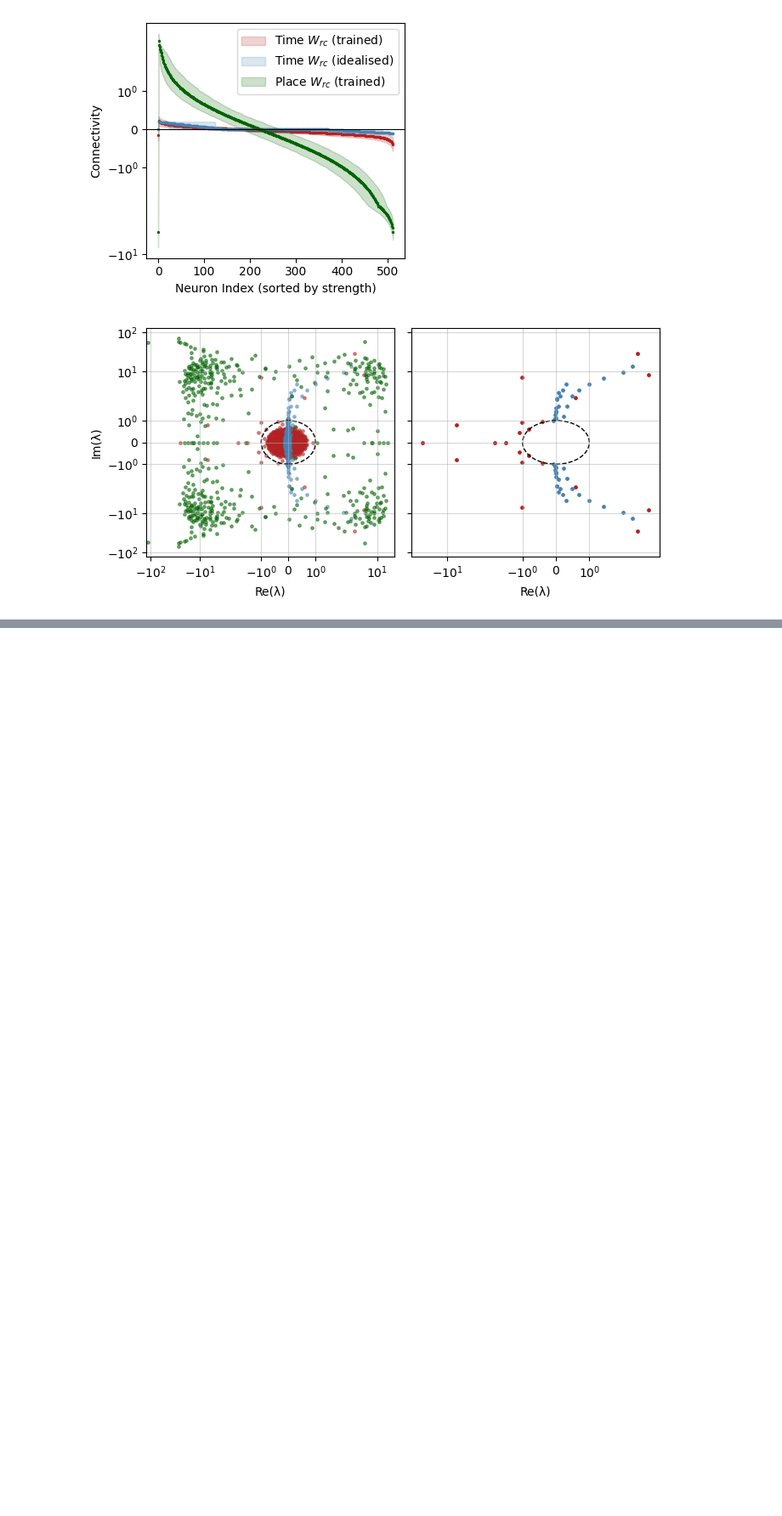
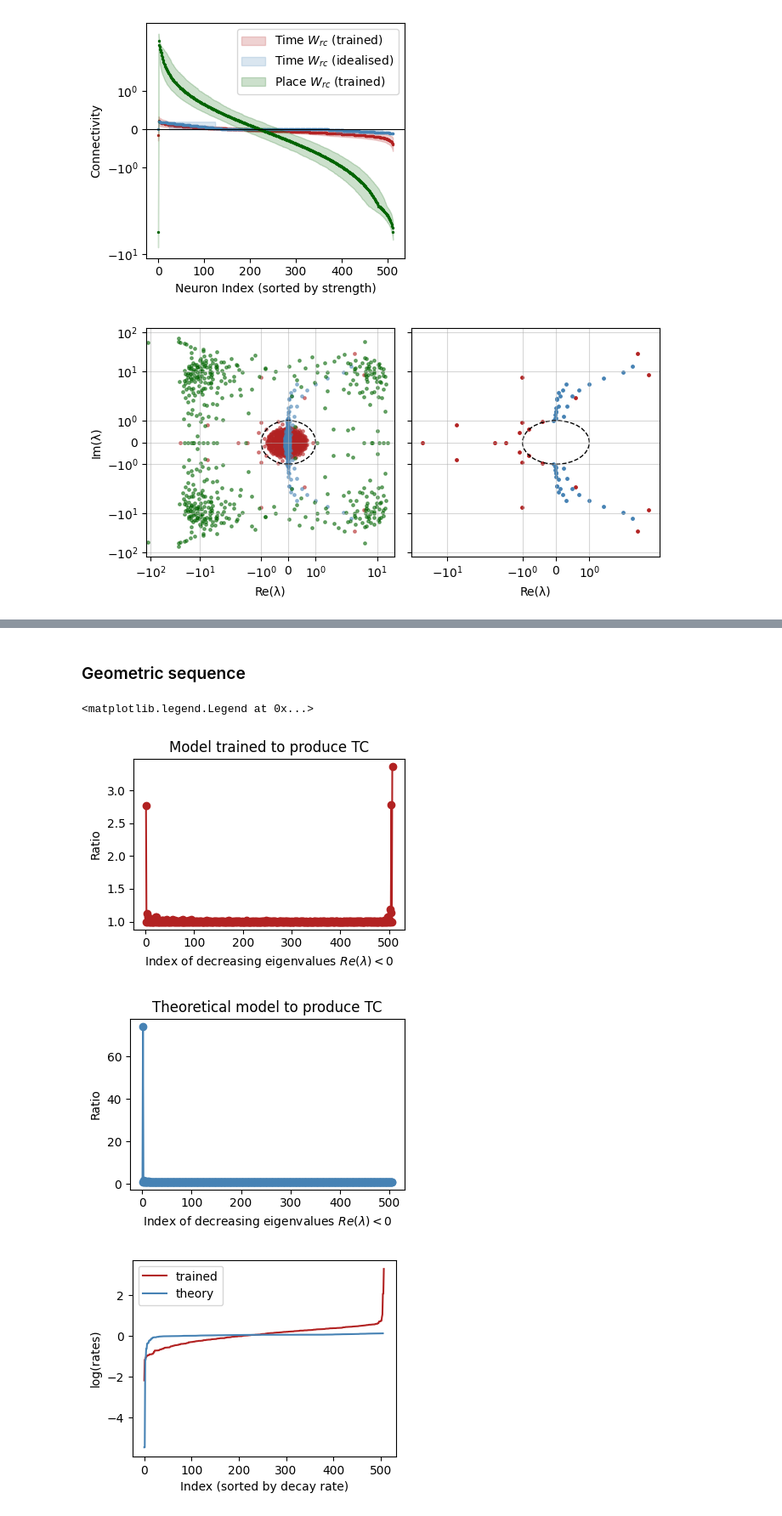
Before and after one commit to qrsyu/STCell, a Jupyter notebook: code/theory_exp/test_RNN.ipynb, the cells around one changed output, grey strips where cells are left out. Shown at 85% size. Saved outputs shown, nothing was run; the diff lists cells and outputs as text; code cells hidden in the pictures; blank space fills up the shorter version.

```diff
--- a/code/theory_exp/test_RNN.ipynb
+++ b/code/theory_exp/test_RNN.ipynb
@@ -416,0 +377,49 @@ Fitted ratio: 1.0730255842208862
+# %% [markdown]
+### Geometric sequence
+# %%
+def compt_ratio(Wrc):
+    # Only select the eig with negative real parts
+    M = (Wrc - np.eye(Wrc.shape[0]))
+    eig = np.linalg.eigvals(M)
+    rates = -eig.real[eig.real < 0]
+    # Sort them from most positive to most negative
+    rates = np.sort(rates)
+    # Check the ratio of consecutive eigenvalues
+    ratios = rates[1:] / rates[:-1]
+    return ratios, rates
+
+ratios, rates = compt_ratio(Wrc_trained)
+# Plot the ratios
+plt.figure(figsize=(4, 3))
+plt.plot(np.arange(1, len(ratios)+1, 1), ratios,
+         linestyle='solid',
+         marker='o',
+         color='firebrick')
+plt.xlabel(r'Index of decreasing eigenvalues $Re(\lambda)<0$')
+plt.ylabel('Ratio')
+plt.title('Model trained to produce TC')
+plt.tight_layout()
+
+ratios_theory, rates_theory = compt_ratio(Wrc_theory)
+# Plot the ratios
+plt.figure(figsize=(4, 3))
+plt.plot(np.arange(1, len(ratios_theory)+1, 1), ratios_theory,
+         linestyle='solid',
+         marker='o',
+         color='steelblue')
+plt.xlabel(r'Index of decreasing eigenvalues $Re(\lambda)<0$')
+plt.ylabel('Ratio')
+plt.title('Theoretical model to produce TC')
+plt.tight_layout()
+
+plt.figure(figsize=(4, 3))
+plt.plot(np.log(rates), label='trained', color='firebrick')
+plt.plot(np.log(rates_theory), label='theory', color='steelblue')
+plt.xlabel('Index (sorted by decay rate)')
+plt.ylabel('log(rates)')
+plt.legend()
+# %% [output]
+<matplotlib.legend.Legend at 0x...>
+[figure, added]
+[figure, added]
+[figure, added]
```
Also changed, not shown: parts of 5 cells of this notebook, 3 other files.
